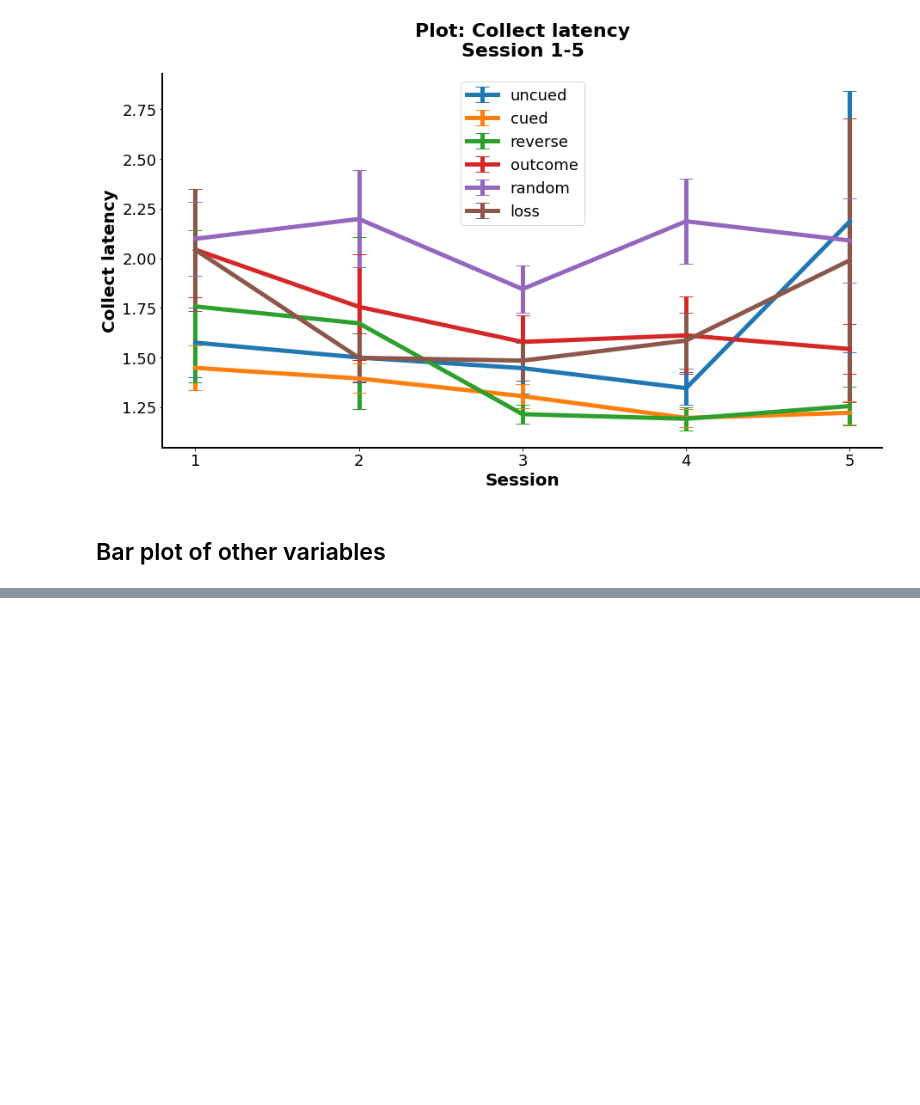
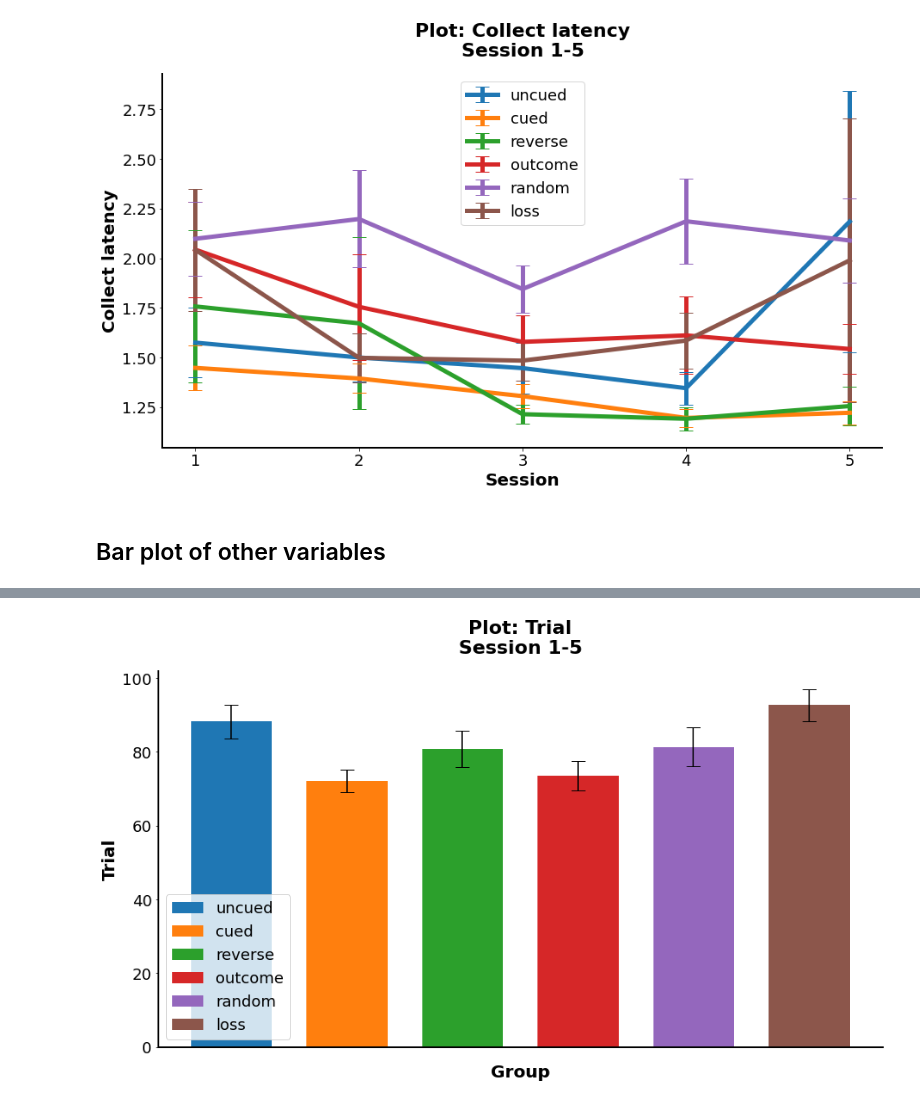
Before and after one commit to deckyblue/sparklyRGT, a Jupyter notebook: sparklyRGT_tutorial/used_templates/sparklyRGT_template_2-rgt-variants.ipynb, the cells around one changed output, grey strips where cells are left out. Drawn from its saved outputs; the diff is of its cells as text; code cells hidden in the pictures; blank space fills up the shorter version.

```diff
--- a/sparklyRGT_tutorial/used_templates/sparklyRGT_template_2-rgt-variants.ipynb
+++ b/sparklyRGT_tutorial/used_templates/sparklyRGT_template_2-rgt-variants.ipynb
@@ -218,0 +260,4 @@ rgt.rgt_bar_plot('collect_lat', startsess, endsess, title, mean_scores, SEM, gro
+# %%
+rgt.rgt_bar_plot('trial', startsess, endsess, title, mean_scores, SEM, group_names, y_label = 'Trial')
+# %% [output]
+[figure, added]
```
Also changed, not shown: parts of 13 cells of this notebook, 2 other files.
